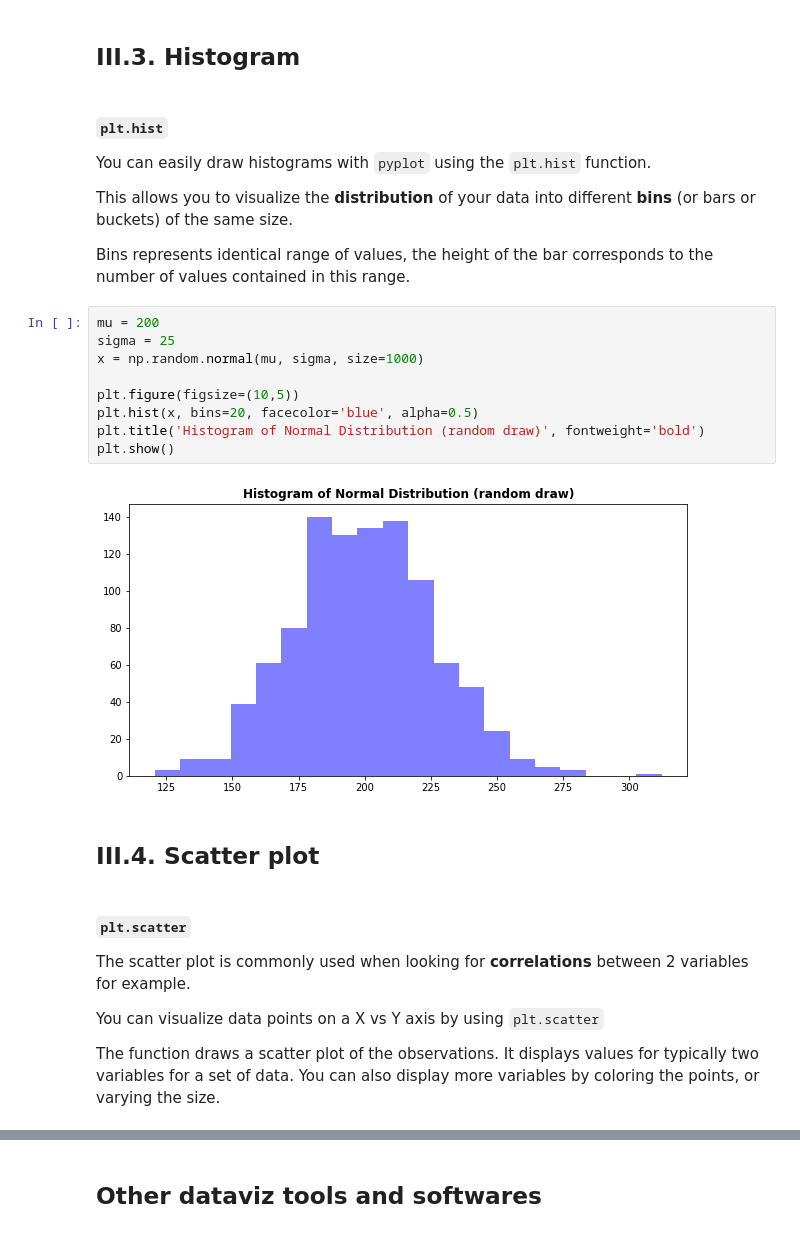
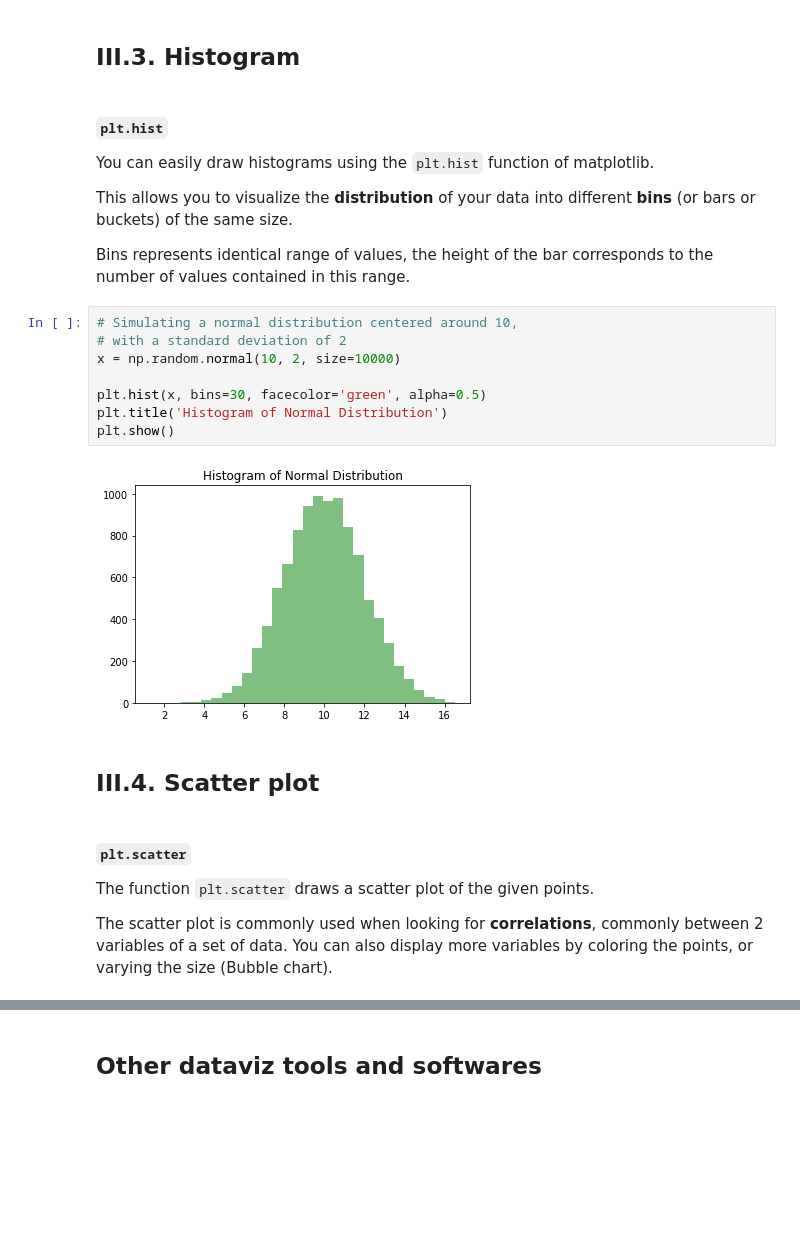
Before and after one commit to vincent-vdb/Edhec_2020_ML_Intro, a Jupyter notebook: 02_Scientific_Computing/02_Data-Visualization.ipynb, the cells around one changed output, grey strips where cells are left out. Saved outputs shown, nothing was run; the diff lists cells and outputs as text; blank space fills up the shorter version.

```diff
--- a/02_Scientific_Computing/02_Data-Visualization.ipynb
+++ b/02_Scientific_Computing/02_Data-Visualization.ipynb
@@ -278,30 +262,27 @@ plt.show()
 # %% [markdown]
 #### `plt.hist`
 
-You can easily draw histograms with `pyplot` using the `plt.hist` function.
+You can easily draw histograms using the `plt.hist` function of matplotlib.
 
 This allows you to visualize the **distribution** of your data into different **bins** (or bars or buckets) of the same size.
 
 Bins represents identical range of values, the height of the bar corresponds to the number of values contained in this range.
 # %%
-mu = 200
-sigma = 25
-x = np.random.normal(mu, sigma, size=1000)
+# Simulating a normal distribution centered around 10,
+# with a standard deviation of 2
+x = np.random.normal(10, 2, size=10000)
 
-plt.figure(figsize=(10,5))
-plt.hist(x, bins=20, facecolor='blue', alpha=0.5)
-plt.title('Histogram of Normal Distribution (random draw)', fontweight='bold')
+plt.hist(x, bins=30, facecolor='green', alpha=0.5)
+plt.title('Histogram of Normal Distribution')
 plt.show()
 # %% [output]
-[figure, old version]
+[figure, new version]
 # %% [markdown]
 ## III.4. Scatter plot
 # %% [markdown]
 #### `plt.scatter`
 
-The scatter plot is commonly used when looking for **correlations** between 2 variables for example.
+The function `plt.scatter` draws a scatter plot of the given points.
 
-You can visualize data points on a X vs Y axis by using `plt.scatter`
-
-The function draws a scatter plot of the observations. It displays values for typically two variables for a set of data. You can also display more variables by coloring the points, or varying the size.
+The scatter plot is commonly used when looking for **correlations**, commonly between 2 variables of a set of data. You can also display more variables by coloring the points, or varying the size (Bubble chart).
 # %%
```
Also changed, not shown: parts of 31 cells of this notebook, 5 other files.
